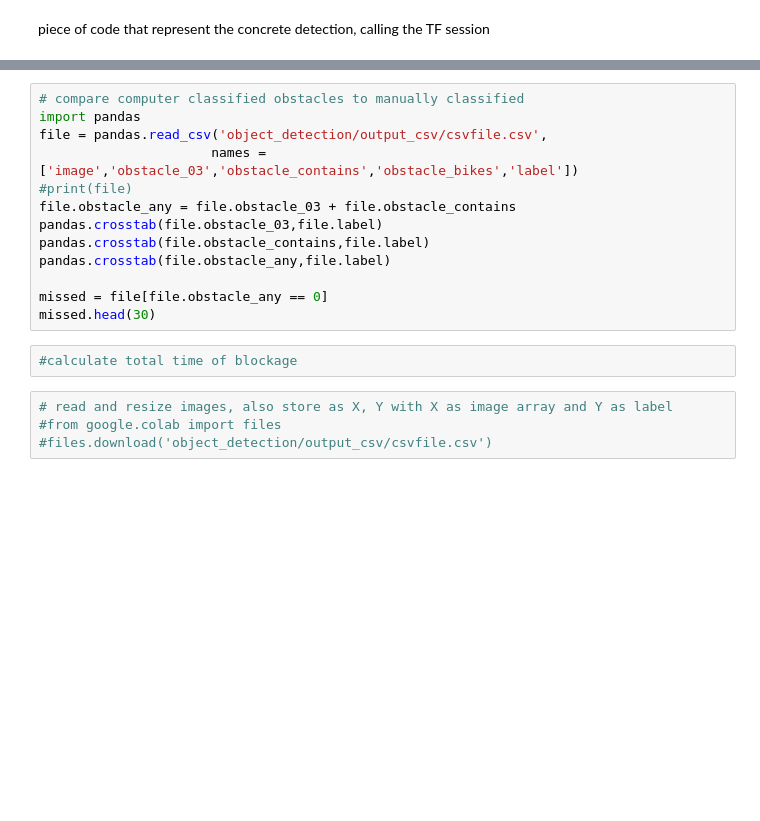
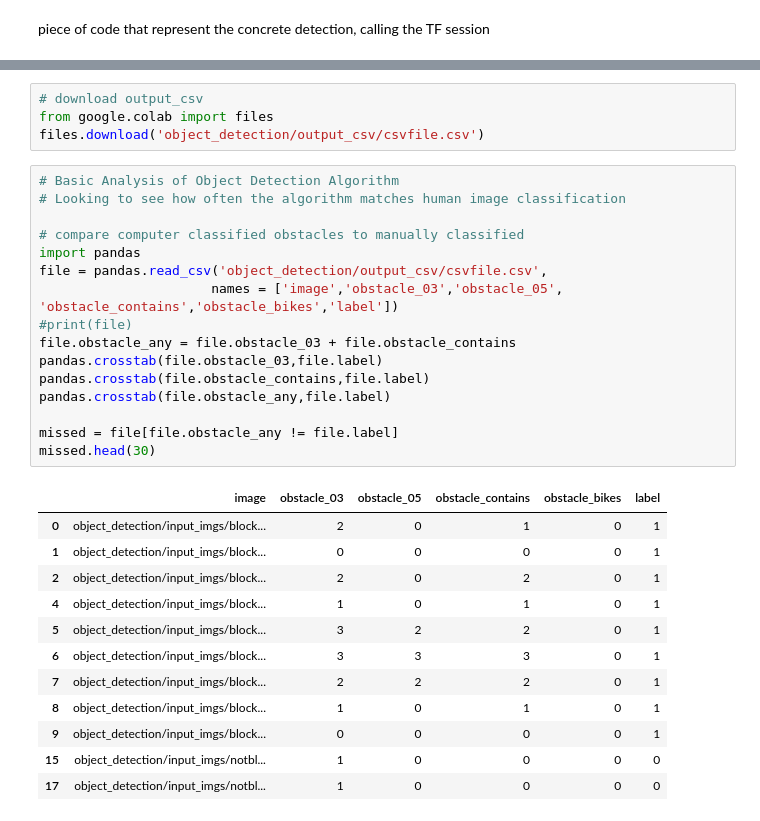
Before and after one commit to bfraiche/parkingdirty, a Jupyter notebook: object_detection.ipynb, the cells around one changed output, grey strips where cells are left out. Cells and saved outputs as stored; diff of their text form; blank space fills up the shorter version.

```diff
--- a/object_detection.ipynb
+++ b/object_detection.ipynb
@@ -263,19 +305,33 @@ TypeError: ignored
+# %%
+# download output_csv
+from google.colab import files
+files.download('object_detection/output_csv/csvfile.csv')
 # %%
+# Basic Analysis of Object Detection Algorithm
+# Looking to see how often the algorithm matches human image classification
+
 # compare computer classified obstacles to manually classified
 import pandas
 file = pandas.read_csv('object_detection/output_csv/csvfile.csv',
-                      names = ['image','obstacle_03','obstacle_contains','obstacle_bikes','label'])
+                      names = ['image','obstacle_03','obstacle_05', 'obstacle_contains','obstacle_bikes','label'])
 #print(file)
 file.obstacle_any = file.obstacle_03 + file.obstacle_contains
 pandas.crosstab(file.obstacle_03,file.label)
 pandas.crosstab(file.obstacle_contains,file.label)
 pandas.crosstab(file.obstacle_any,file.label)
 
-missed = file[file.obstacle_any == 0]
+missed = file[file.obstacle_any != file.label]
 missed.head(30)
+# %% [output]
+|  | image | obstacle_03 | obstacle_05 | obstacle_contains | obstacle_bikes | label |
+| 0 | object_detection/input_imgs/block... | 2 | 0 | 1 | 0 | 1 |
+| 1 | object_detection/input_imgs/block... | 0 | 0 | 0 | 0 | 1 |
+| 2 | object_detection/input_imgs/block... | 2 | 0 | 2 | 0 | 1 |
+| 4 | object_detection/input_imgs/block... | 1 | 0 | 1 | 0 | 1 |
+| 5 | object_detection/input_imgs/block... | 3 | 2 | 2 | 0 | 1 |
+| 6 | object_detection/input_imgs/block... | 3 | 3 | 3 | 0 | 1 |
+| 7 | object_detection/input_imgs/block... | 2 | 2 | 2 | 0 | 1 |
+| 8 | object_detection/input_imgs/block... | 1 | 0 | 1 | 0 | 1 |
+| 9 | object_detection/input_imgs/block... | 0 | 0 | 0 | 0 | 1 |
+| 15 | object_detection/input_imgs/notbl... | 1 | 0 | 0 | 0 | 0 |
+| 17 | object_detection/input_imgs/notbl... | 1 | 0 | 0 | 0 | 0 |
-# %%
-#calculate total time of blockage
-# %%
-# read and resize images, also store as X, Y with X as image array and Y as label
-#from google.colab import files
-#files.download('object_detection/output_csv/csvfile.csv')
```
Also changed, not shown: parts of 15 cells of this notebook.
